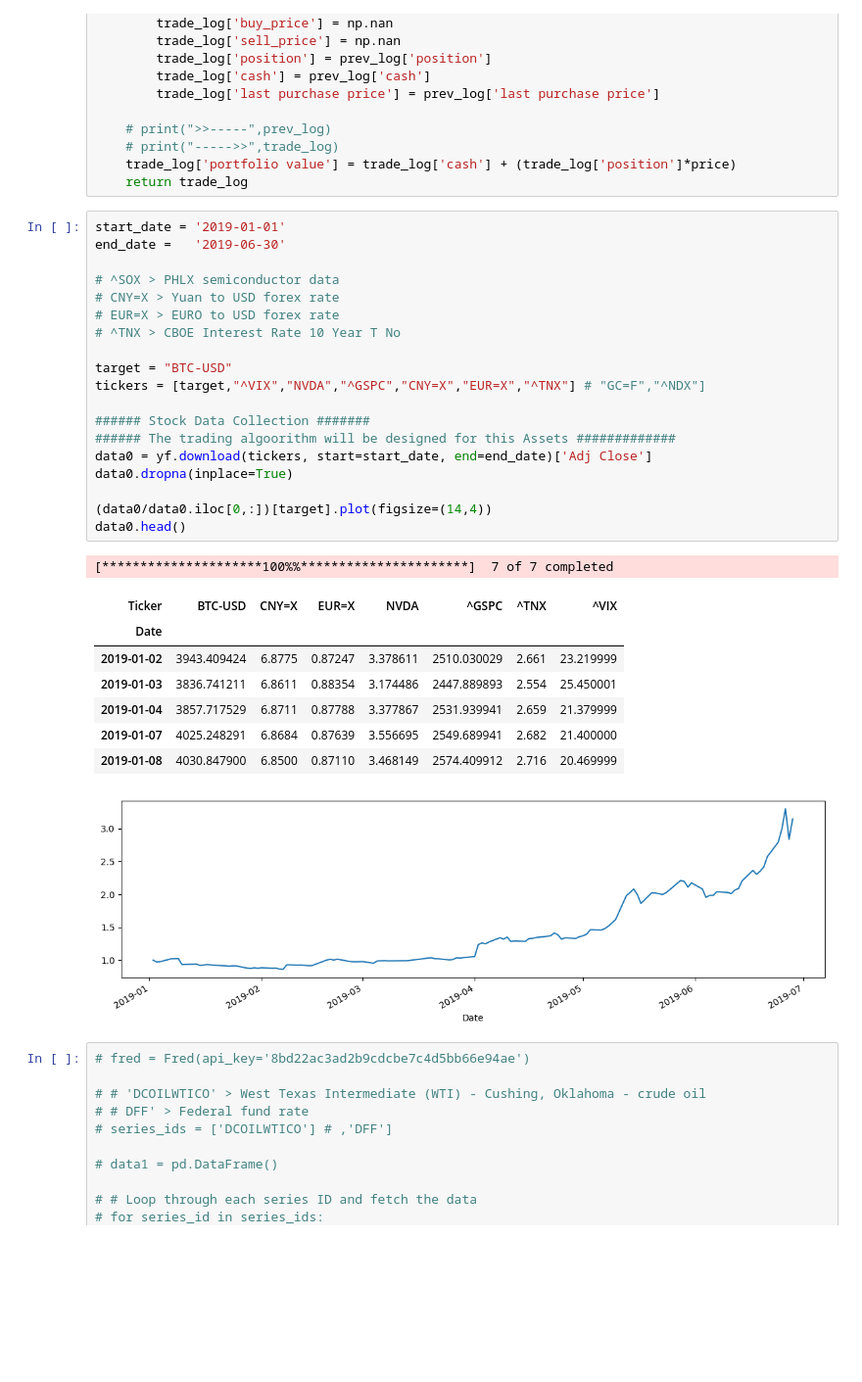
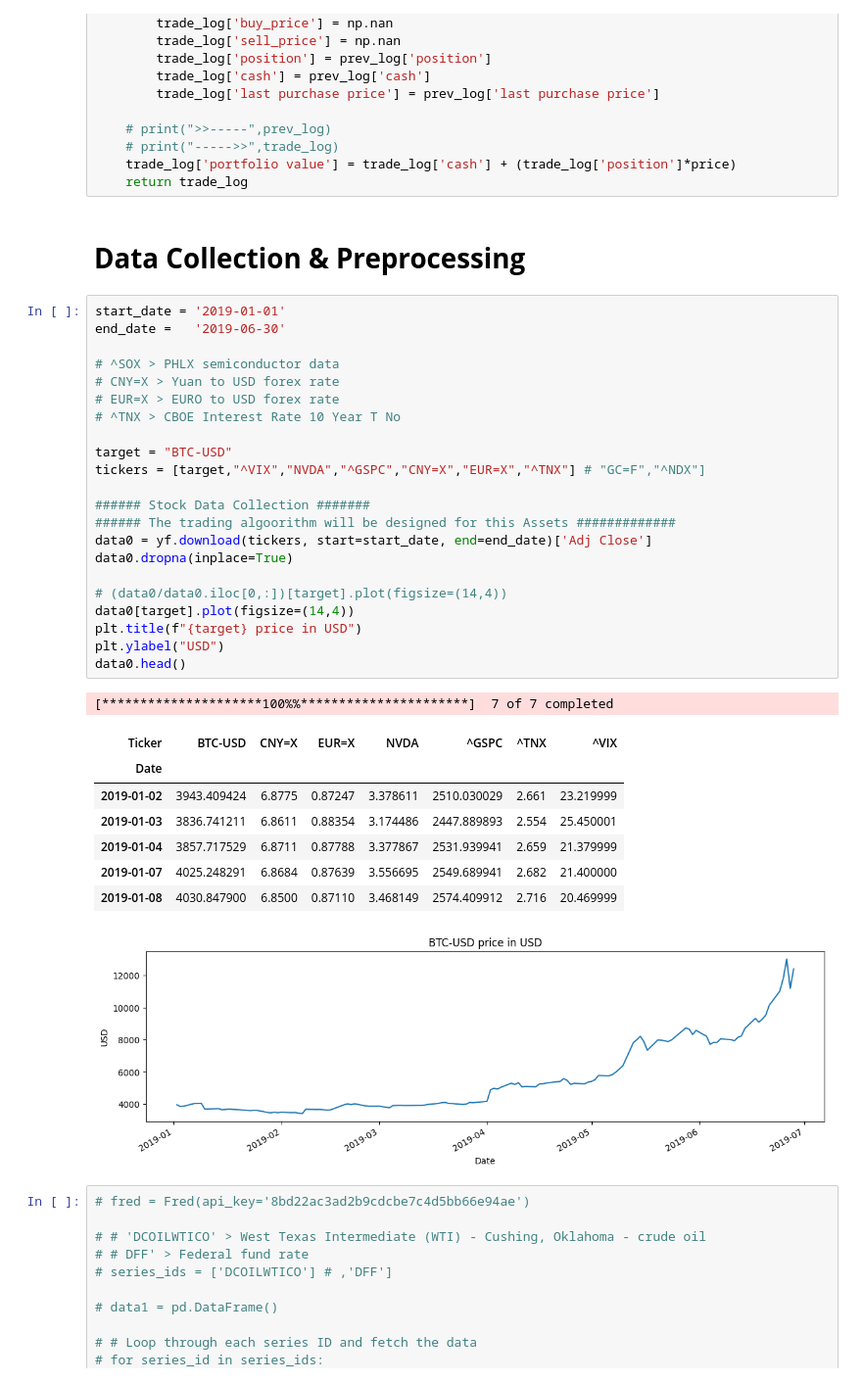
Before and after one commit to speQtrum/MScFE690-6352-Capstone, a Jupyter notebook: proj_file7.ipynb, the cells around one changed output. Shown at 98% size. Cells and saved outputs as stored; diff of their text form; blank space fills up the shorter version.

```diff
--- a/proj_file7.ipynb
+++ b/proj_file7.ipynb
@@ -158,35 +164,40 @@ def my_trade(state,price,prev_log):
     # print("----->>",trade_log)
     trade_log['portfolio value'] = trade_log['cash'] + (trade_log['position']*price)
     return trade_log
+# %% [markdown]
+# **Data Collection & Preprocessing**
 # %%
 start_date = '2019-01-01'
 end_date =   '2019-06-30'
 
 # ^SOX > PHLX semiconductor data
 # CNY=X > Yuan to USD forex rate
 # EUR=X > EURO to USD forex rate
 # ^TNX > CBOE Interest Rate 10 Year T No
 
 target = "BTC-USD"
 tickers = [target,"^VIX","NVDA","^GSPC","CNY=X","EUR=X","^TNX"] # "GC=F","^NDX"]
 
 ###### Stock Data Collection #######
 ###### The trading algoorithm will be designed for this Assets #############
 data0 = yf.download(tickers, start=start_date, end=end_date)['Adj Close']
 data0.dropna(inplace=True)
 
-(data0/data0.iloc[0,:])[target].plot(figsize=(14,4))
+# (data0/data0.iloc[0,:])[target].plot(figsize=(14,4))
+data0[target].plot(figsize=(14,4))
+plt.title(f"{target} price in USD")
+plt.ylabel("USD")
 data0.head()
 # %% [output]
 [*********************100%%**********************]  7 of 7 completed
 | Ticker | BTC-USD | CNY=X | EUR=X | NVDA | ^GSPC | ^TNX | ^VIX |
 | Date |  |  |  |  |  |  |  |
 | 2019-01-02 | 3943.409424 | 6.8775 | 0.87247 | 3.378611 | 2510.030029 | 2.661 | 23.219999 |
 | 2019-01-03 | 3836.741211 | 6.8611 | 0.88354 | 3.174486 | 2447.889893 | 2.554 | 25.450001 |
 | 2019-01-04 | 3857.717529 | 6.8711 | 0.87788 | 3.377867 | 2531.939941 | 2.659 | 21.379999 |
 | 2019-01-07 | 4025.248291 | 6.8684 | 0.87639 | 3.556695 | 2549.689941 | 2.682 | 21.400000 |
 | 2019-01-08 | 4030.847900 | 6.8500 | 0.87110 | 3.468149 | 2574.409912 | 2.716 | 20.469999 |
-[figure, old version]
+[figure, new version]
 # %%
 # fred = Fred(api_key='8bd22ac3ad2b9cdcbe7c4d5bb66e94ae')
 
```
Also changed, not shown: parts of 32 cells of this notebook.
